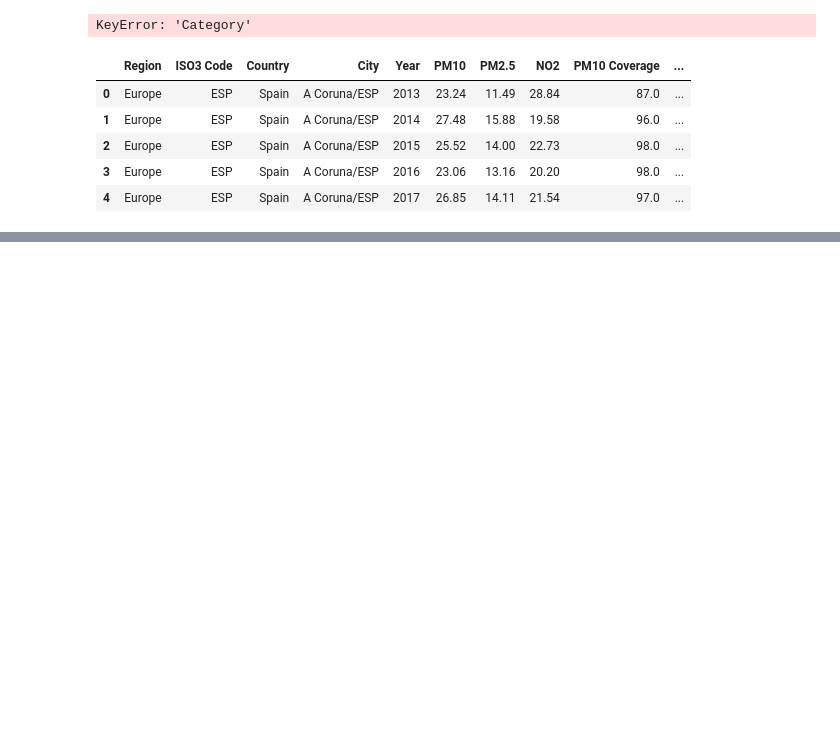
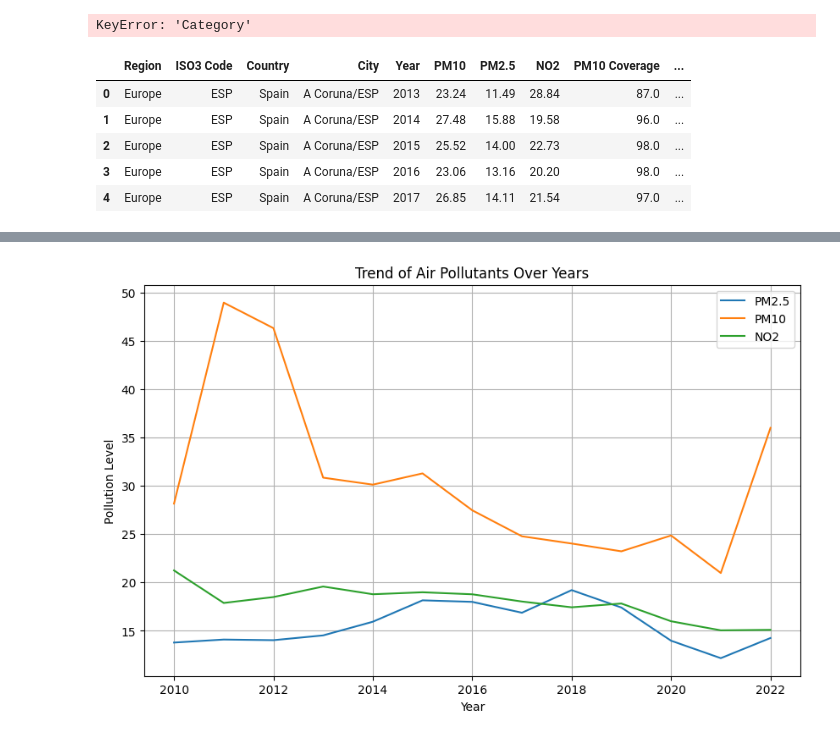
Before and after one commit to Tanish64-lab/air-pollution-analysis, a Jupyter notebook: air_pollution_analysis.ipynb, the cells around one changed output, grey strips where cells are left out. Drawn from its saved outputs; the diff is of its cells as text; code cells hidden in the pictures; blank space fills up the shorter version.

```diff
--- a/air_pollution_analysis.ipynb
+++ b/air_pollution_analysis.ipynb
@@ -330,0 +341,10 @@ df.head()
+# %%
+yearly_avg = df.groupby('Year')[['PM2.5', 'PM10', 'NO2']].mean()
+
+yearly_avg.plot(figsize=(10,6))
+plt.title("Trend of Air Pollutants Over Years")
+plt.ylabel("Pollution Level")
+plt.grid(True)
+plt.show()
+# %% [output]
+[figure, added]
```
Also changed, not shown: parts of 10 cells of this notebook.
